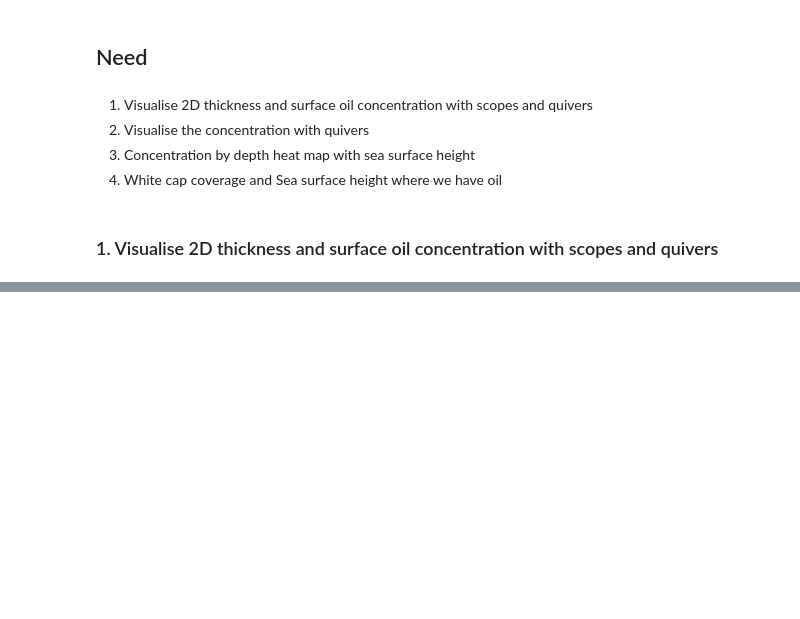
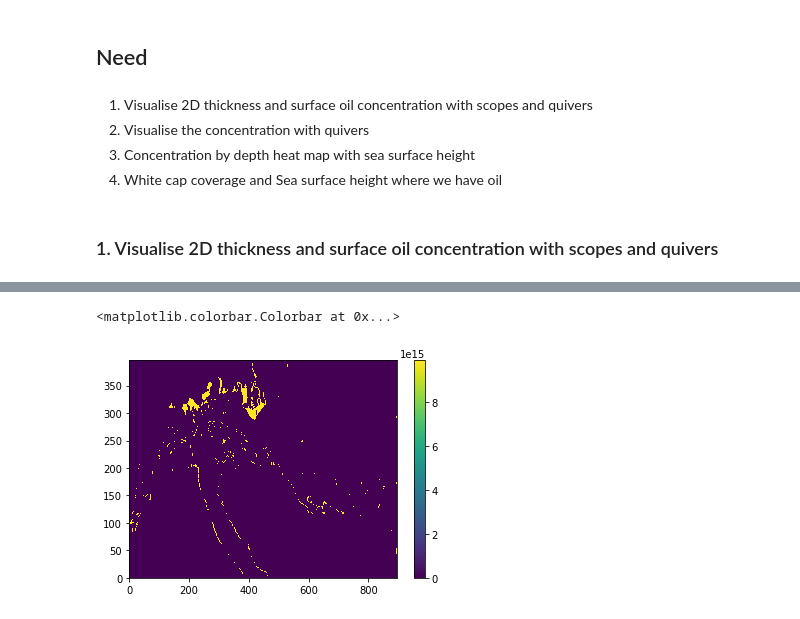
Before and after one commit to ambhudia/analysis-ashutosh, a Jupyter notebook: oil_graphics.ipynb, the cells around one changed output, grey strips where cells are left out. Cells and saved outputs as stored; diff of their text form; code cells hidden in the pictures; blank space fills up the shorter version.

```diff
--- a/oil_graphics.ipynb
+++ b/oil_graphics.ipynb
@@ -359,0 +671,10 @@ msf
+# %%
+f = h5py.File('/home/abhudia/viz_test/Lagrangian_SOGa_01dec17_MF0_1000m3_7days_hi_test.hdf5')
+# %%
+a = np.asarray(f['Grid']['VerticalZ']['Vertical_00001'])
+# %%
+plt.pcolormesh(a[39]-a[30])
+plt.colorbar()
+# %% [output]
+<matplotlib.colorbar.Colorbar at 0x...>
+[figure, added]
```
Also changed, not shown: parts of 26 cells of this notebook, 2 other files.
